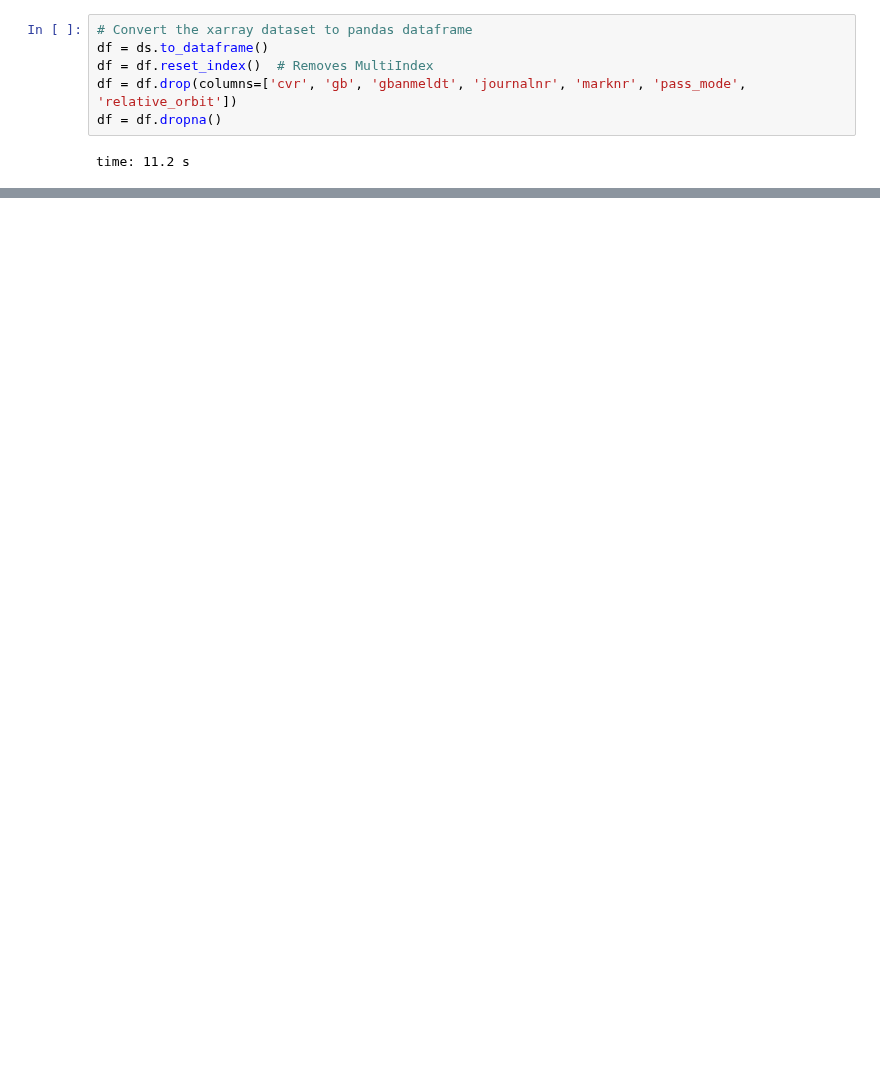
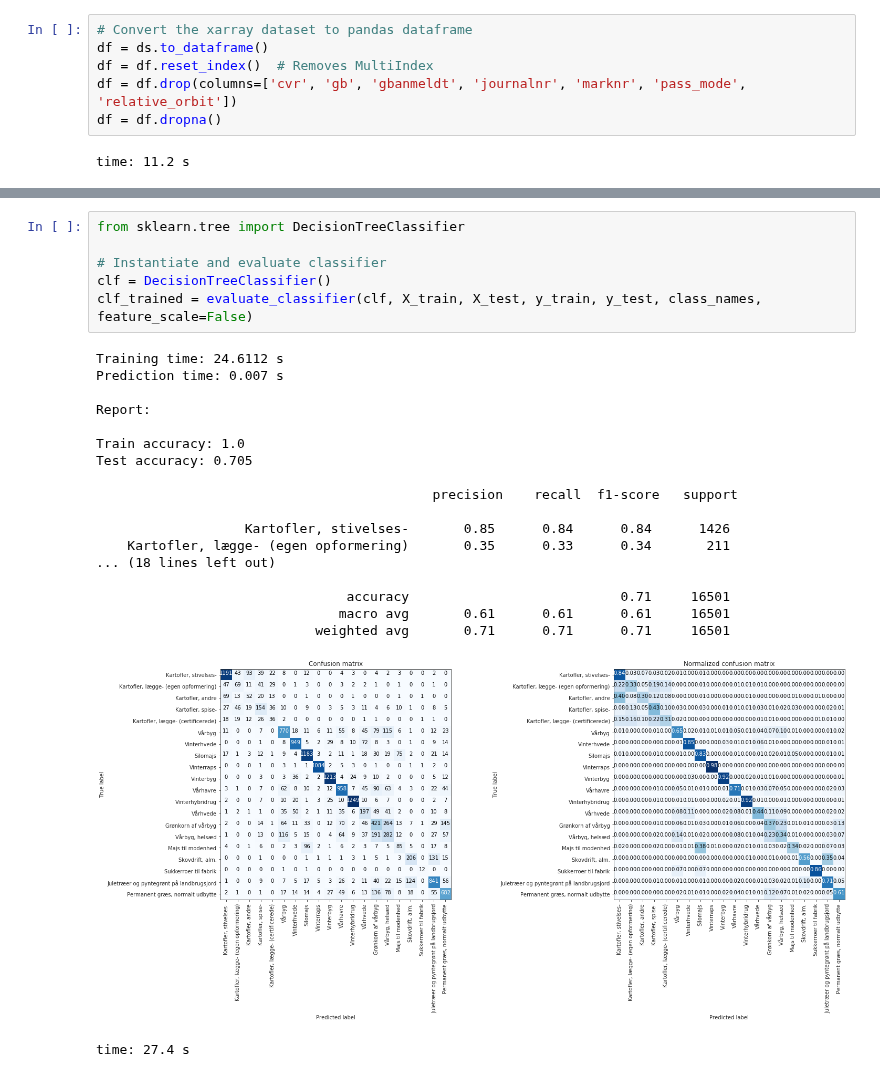
Before and after one commit to JacobJeppesen/PublicSectorConsultancy, a Jupyter notebook: potato_nematode_predictor/notebooks/03_TrainClassifiers.ipynb, the cells around one changed output, grey strips where cells are left out. Cells and saved outputs as stored; diff of their text form; blank space fills up the shorter version.

```diff
--- a/potato_nematode_predictor/notebooks/03_TrainClassifiers.ipynb
+++ b/potato_nematode_predictor/notebooks/03_TrainClassifiers.ipynb
@@ -146,3 +142,29 @@ time: 37 ms
+# %%
+from sklearn.tree import DecisionTreeClassifier
+
+# Instantiate and evaluate classifier
+clf = DecisionTreeClassifier()
+clf_trained = evaluate_classifier(clf, X_train, X_test, y_train, y_test, class_names,  feature_scale=False)
+# %% [output]
+Training time: 24.6112 s
+Prediction time: 0.007 s
+
+Report:
+
+Train accuracy: 1.0
+Test accuracy: 0.705
+
+                                           precision    recall  f1-score   support
+
+                   Kartofler, stivelses-       0.85      0.84      0.84      1426
+    Kartofler, lægge- (egen opformering)       0.35      0.33      0.34       211
+... (18 lines left out)
+
+                                accuracy                           0.71     16501
+                               macro avg       0.61      0.61      0.61     16501
+                            weighted avg       0.71      0.71      0.71     16501
+[figure, added]
+time: 27.4 s
 # %%
 from sklearn.linear_model import LogisticRegression
 
```
Also changed, not shown: parts of 17 cells of this notebook, 2 other files.
